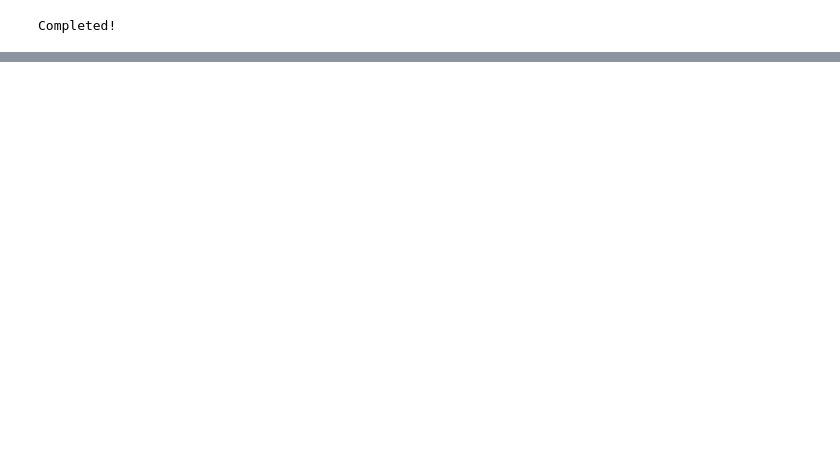
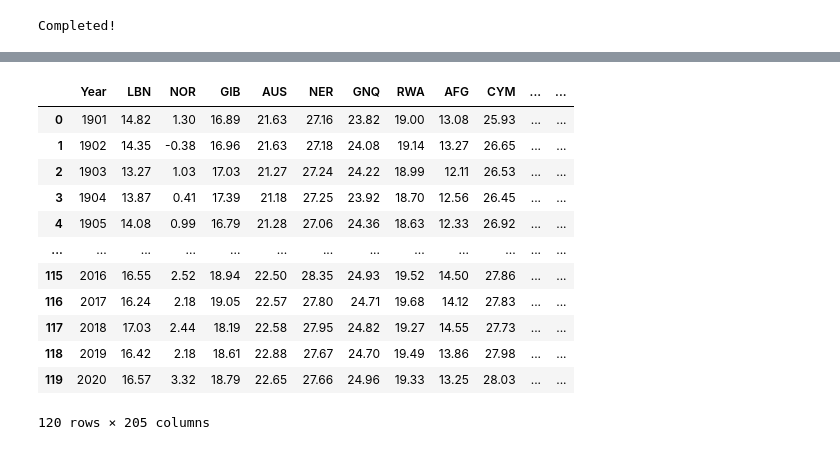
Before and after one commit to BingQuanChua/Untold-Climate-Change-Story, a Jupyter notebook: dataset_country_code.ipynb, the cells around one changed output, grey strips where cells are left out. Cells and saved outputs as stored; diff of their text form; code cells hidden in the pictures; blank space fills up the shorter version.

Commit message:
feat: Merged worldbank climate change and temperature data

```diff
--- a/dataset_country_code.ipynb
+++ b/dataset_country_code.ipynb
@@ -596,0 +630,31 @@ Completed!
+# %%
+# create a empty df with just year 1901-2020
+df_filtered_temperature_code = pd.DataFrame({'Year': list(range(1901, 2021))})
+
+# start merging files one by one
+for code in tqdm(available_country_codes):
+
+    # skips the first row when reading
+    df_country = pd.read_csv(f"{path}tas_timeseries_annual_cru_1901-2020_{code}.csv", skiprows=1)
+    df_country = df_country.iloc[:, :2] # slice the country column, ignoring states
+    country_name = df_country.columns.tolist()[1] # get country name
+    df_country.rename(columns = {'Unnamed: 0': 'Year', f'{country_name}': f'{code}'}, inplace=True) # rename name with code
+
+    # merge them together
+    df_filtered_temperature_code = pd.merge(df_filtered_temperature_code, df_country, on='Year')
+# %%
+df_filtered_temperature_code
+# %% [output]
+|  | Year | LBN | NOR | GIB | AUS | NER | GNQ | RWA | AFG | CYM | ... | ... |
+| 0 | 1901 | 14.82 | 1.30 | 16.89 | 21.63 | 27.16 | 23.82 | 19.00 | 13.08 | 25.93 | ... | ... |
+| 1 | 1902 | 14.35 | -0.38 | 16.96 | 21.63 | 27.18 | 24.08 | 19.14 | 13.27 | 26.65 | ... | ... |
+| 2 | 1903 | 13.27 | 1.03 | 17.03 | 21.27 | 27.24 | 24.22 | 18.99 | 12.11 | 26.53 | ... | ... |
+| 3 | 1904 | 13.87 | 0.41 | 17.39 | 21.18 | 27.25 | 23.92 | 18.70 | 12.56 | 26.45 | ... | ... |
+| 4 | 1905 | 14.08 | 0.99 | 16.79 | 21.28 | 27.06 | 24.36 | 18.63 | 12.33 | 26.92 | ... | ... |
+| ... | ... | ... | ... | ... | ... | ... | ... | ... | ... | ... | ... | ... |
+| 115 | 2016 | 16.55 | 2.52 | 18.94 | 22.50 | 28.35 | 24.93 | 19.52 | 14.50 | 27.86 | ... | ... |
+| 116 | 2017 | 16.24 | 2.18 | 19.05 | 22.57 | 27.80 | 24.71 | 19.68 | 14.12 | 27.83 | ... | ... |
+| 117 | 2018 | 17.03 | 2.44 | 18.19 | 22.58 | 27.95 | 24.82 | 19.27 | 14.55 | 27.73 | ... | ... |
+| 118 | 2019 | 16.42 | 2.18 | 18.61 | 22.88 | 27.67 | 24.70 | 19.49 | 13.86 | 27.98 | ... | ... |
+| 119 | 2020 | 16.57 | 3.32 | 18.79 | 22.65 | 27.66 | 24.96 | 19.33 | 13.25 | 28.03 | ... | ... |
+120 rows × 205 columns
```
Also changed, not shown: parts of 31 cells of this notebook, 3 other files.
